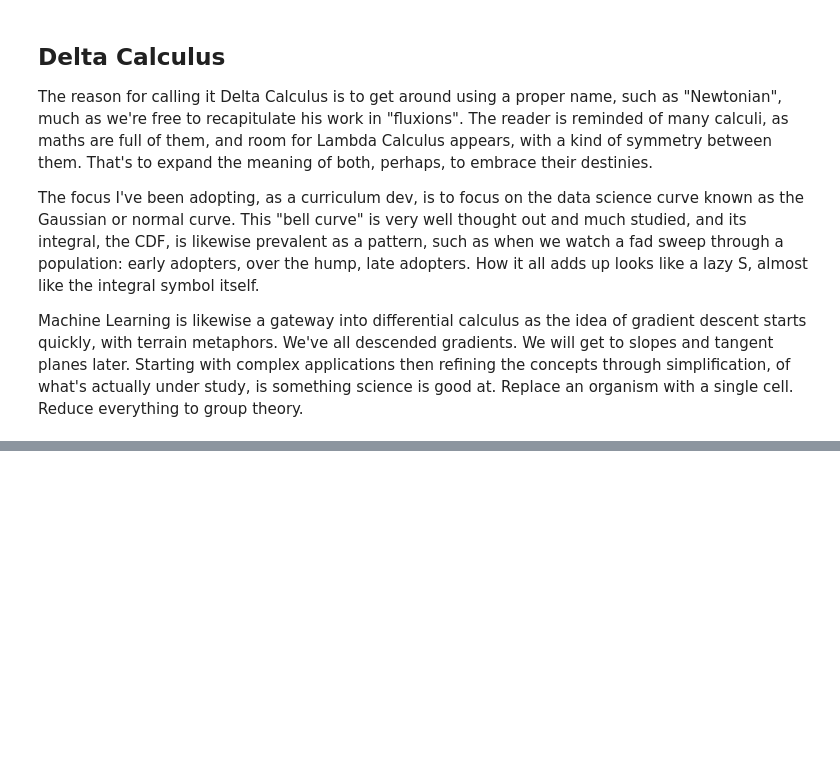
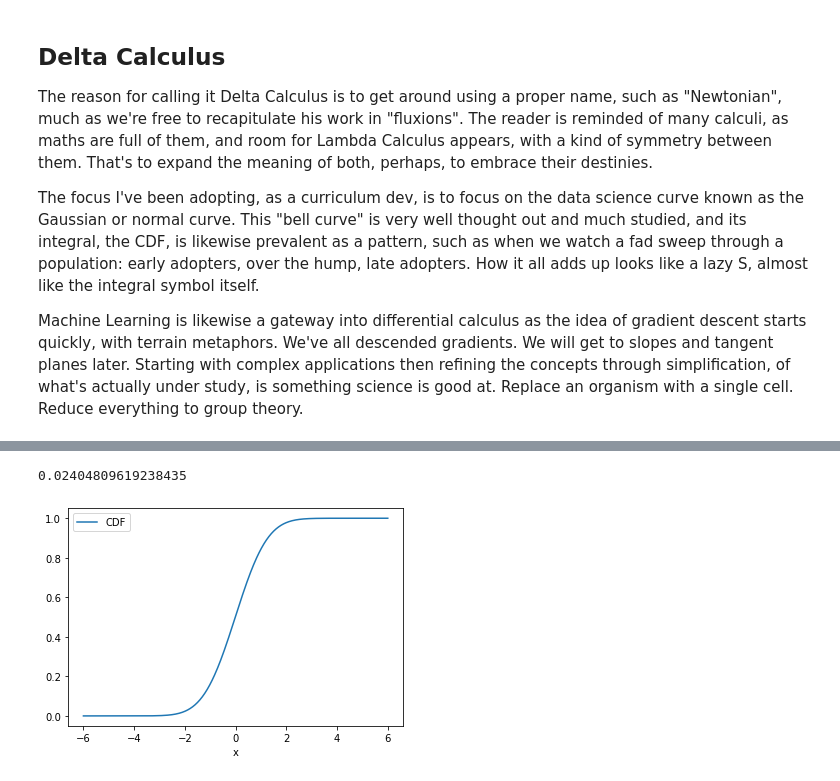
Before and after one commit to 4dsolutions/elite_school, a Jupyter notebook: ADS_highschool_math.ipynb, the cells around one changed output, grey strips where cells are left out. Drawn from its saved outputs; the diff is of its cells as text; code cells hidden in the pictures; blank space fills up the shorter version.

```diff
--- a/ADS_highschool_math.ipynb
+++ b/ADS_highschool_math.ipynb
@@ -199,0 +263,11 @@ Machine Learning is likewise a gateway into differential calculus as the idea of
+# %%
+h = abs(domain[0] - domain[1])
+h
+# %% [output]
+0.02404809619238435
+# %%
+bell_curve_df['CDF'] = np.cumsum(bell_curve_df['y']*h) # discrete integral
+# %%
+bell_curve_df.plot(x='x', y='CDF');
+# %% [output]
+[figure, added]
```
Also changed, not shown: parts of 12 cells of this notebook.
